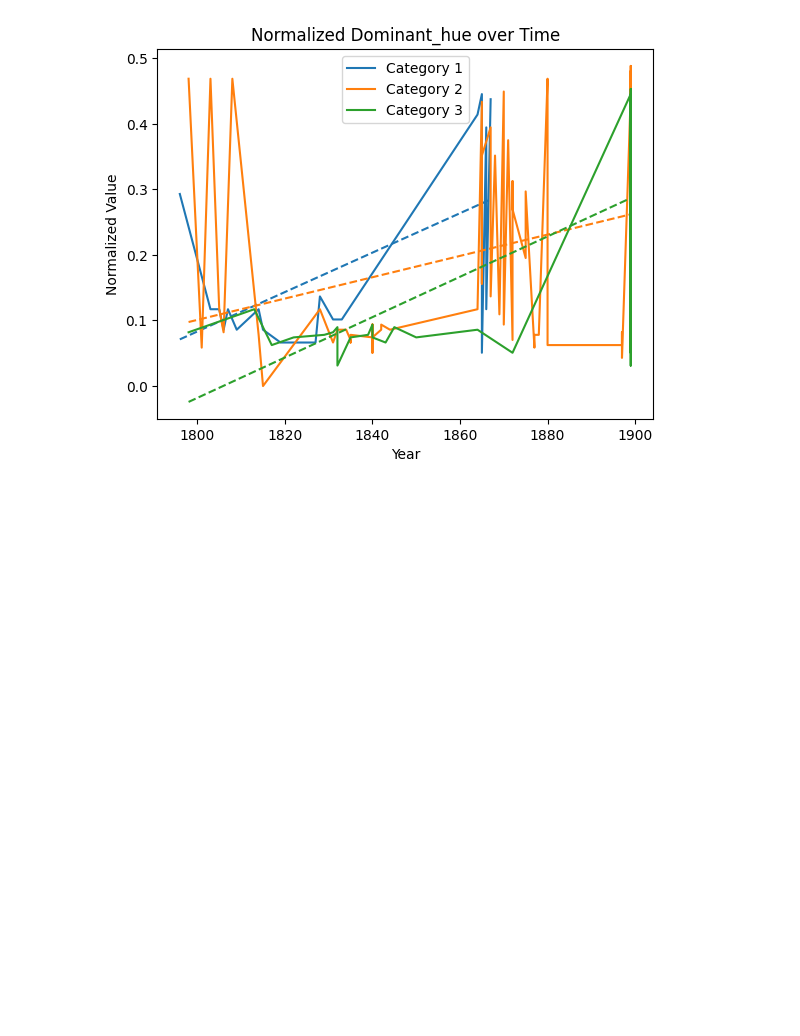
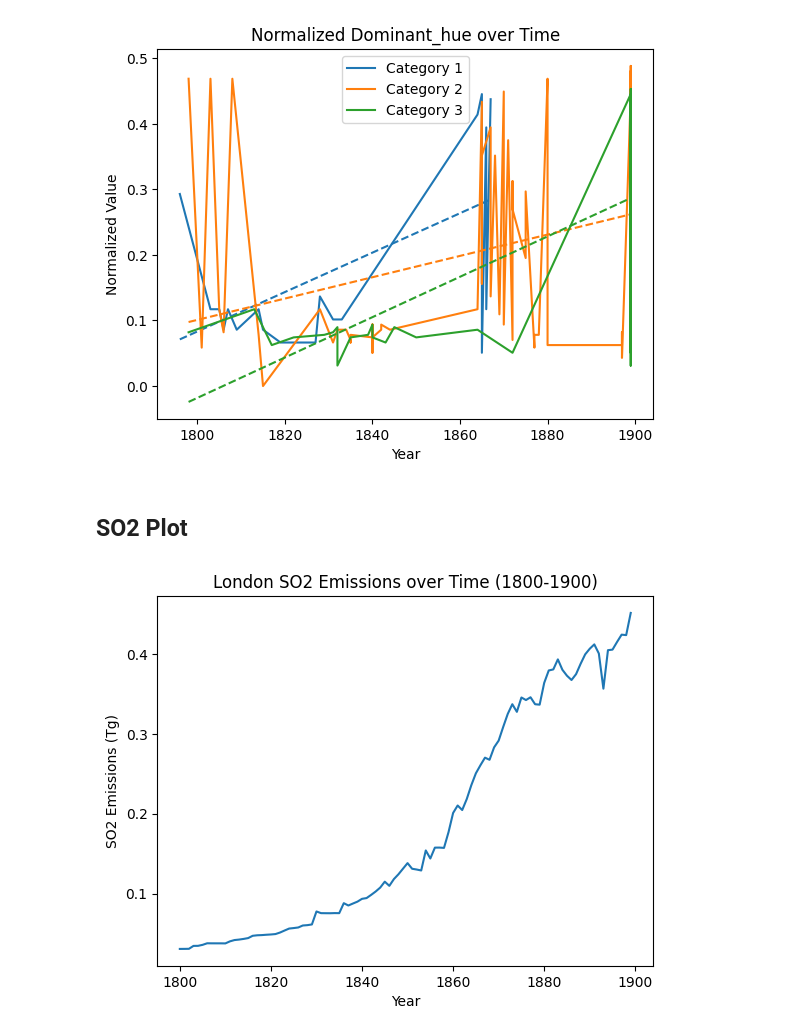
Before and after one commit to ellisy0/ds-project-data, a Jupyter notebook: plots.ipynb, the cells around one changed output. Saved outputs shown, nothing was run; the diff lists cells and outputs as text; code cells hidden in the pictures; blank space fills up the shorter version.

Commit message:
Add more data

```diff
--- a/plots.ipynb
+++ b/plots.ipynb
@@ -52,3 +54,32 @@ for prop in ['contrast', 'saturation', 'brightness', 'dominant_hue']:
 [figure]
 [figure]
 [figure]
+# %% [markdown]
+## SO2 Plot
+# %%
+import json
+import matplotlib.pyplot as plt
+
+# load data into a list of dictionaries
+with open('data/so2.json', 'r') as f:
+    data = json.load(f)
+
+# filter data for years between 1800 and 1900
+data = [d for d in data if d['year'] >= 1800 and d['year'] < 1900]
+
+# extract year and SO2 columns
+year = [d['year'] for d in data]
+london_so2 = [d['London_so2_annual_Tg'] for d in data]
+
+# plot the data
+plt.plot(year, london_so2)
+
+# set chart title and axis labels
+plt.title('London SO2 Emissions over Time (1800-1900)')
+plt.xlabel('Year')
+plt.ylabel('SO2 Emissions (Tg)')
+
+# display the chart
+plt.show()
+# %% [output]
+[figure, added]
```
Also changed, not shown: parts of 3 cells of this notebook, 12 other files.
